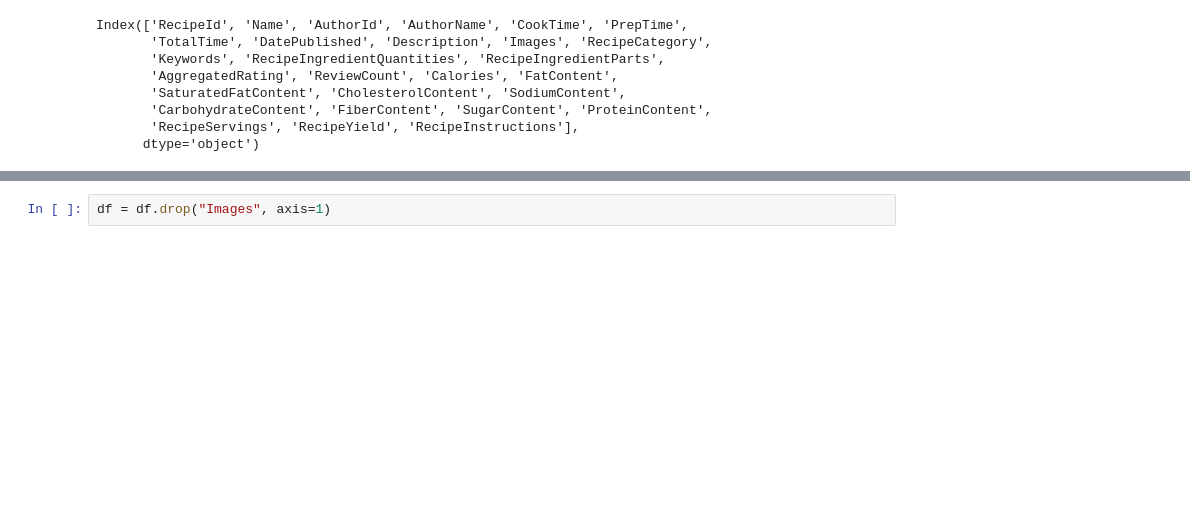
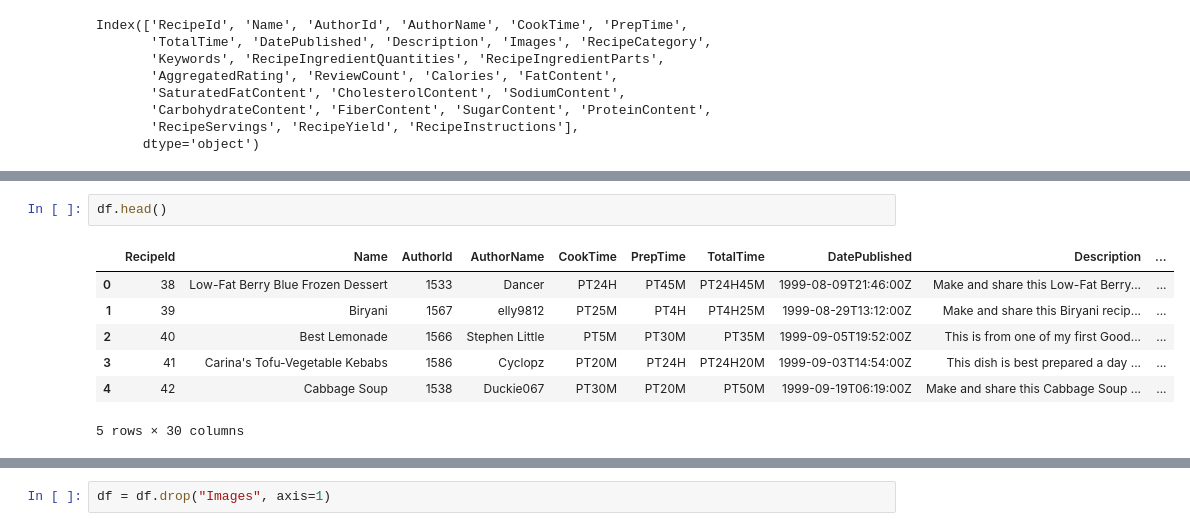
Before and after one commit to DarbyAlway/Project_IR, a Jupyter notebook: test.ipynb, the cells around one changed output, grey strips where cells are left out. Drawn from its saved outputs; the diff is of its cells as text; blank space fills up the shorter version.

```diff
--- a/test.ipynb
+++ b/test.ipynb
@@ -22,0 +33,10 @@ df = pd.read_csv('resource/completed_recipes.csv')
+# %%
+df.head()
+# %% [output]
+|  | RecipeId | Name | AuthorId | AuthorName | CookTime | PrepTime | TotalTime | DatePublished | Description | ... |
+| 0 | 38 | Low-Fat Berry Blue Frozen Dessert | 1533 | Dancer | PT24H | PT45M | PT24H45M | 1999-08-09T21:46:00Z | Make and share this Low-Fat Berry... | ... |
+| 1 | 39 | Biryani | 1567 | elly9812 | PT25M | PT4H | PT4H25M | 1999-08-29T13:12:00Z | Make and share this Biryani recip... | ... |
+| 2 | 40 | Best Lemonade | 1566 | Stephen Little | PT5M | PT30M | PT35M | 1999-09-05T19:52:00Z | This is from one of my first Good... | ... |
+| 3 | 41 | Carina's Tofu-Vegetable Kebabs | 1586 | Cyclopz | PT20M | PT24H | PT24H20M | 1999-09-03T14:54:00Z | This dish is best prepared a day ... | ... |
+| 4 | 42 | Cabbage Soup | 1538 | Duckie067 | PT30M | PT20M | PT50M | 1999-09-19T06:19:00Z | Make and share this Cabbage Soup ... | ... |
+5 rows × 30 columns
```
Also changed, not shown: parts of 13 cells of this notebook, 2 other files.
